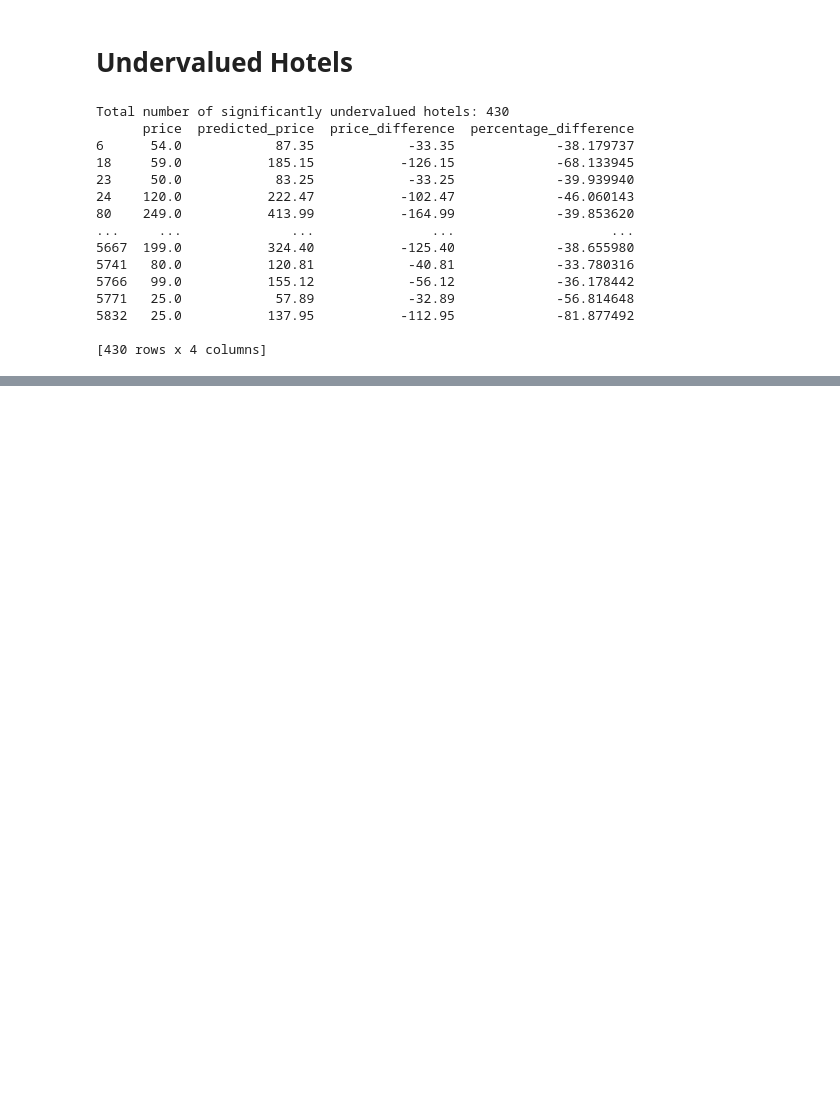
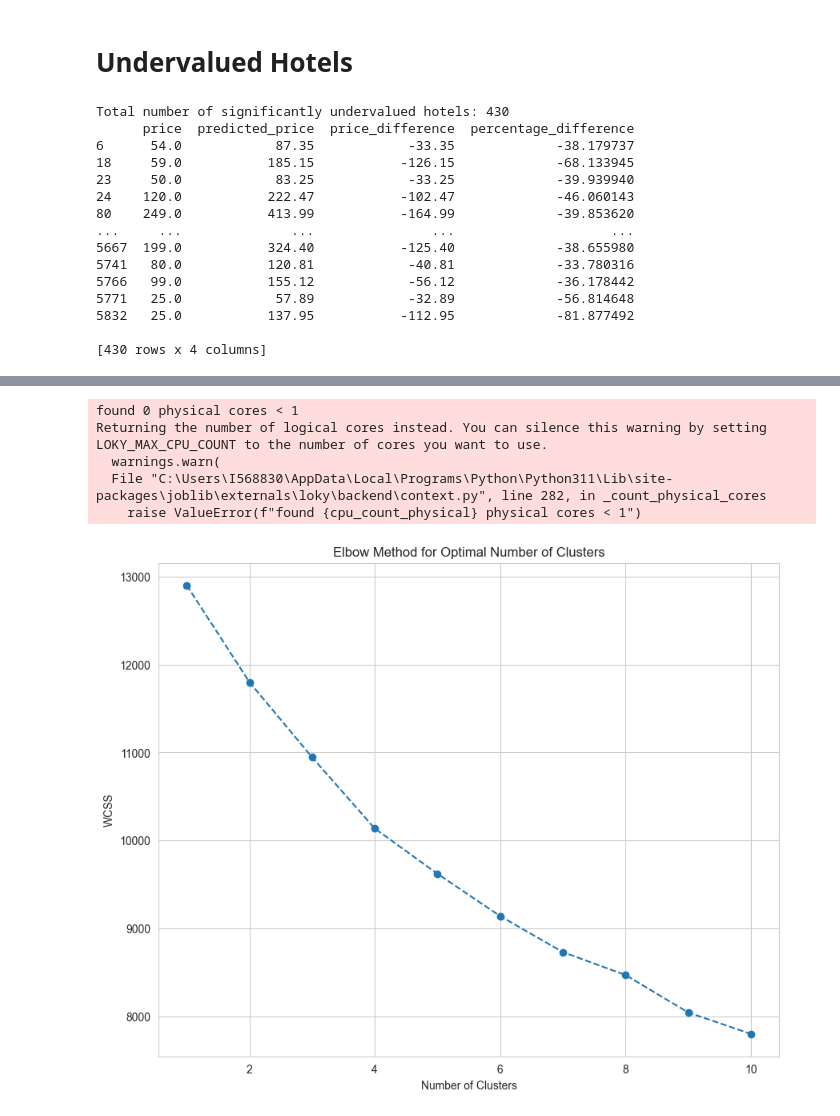
Before and after one commit to paulKlarer/BI_oyo_hotel_prices, a Jupyter notebook: code/analysis2.ipynb, the cells around one changed output, grey strips where cells are left out. Drawn from its saved outputs; the diff is of its cells as text; code cells hidden in the pictures; blank space fills up the shorter version.

```diff
--- a/code/analysis2.ipynb
+++ b/code/analysis2.ipynb
@@ -452,0 +539,33 @@ Total number of significantly undervalued hotels: 430
+# %%
+from sklearn.cluster import KMeans
+from sklearn.preprocessing import StandardScaler
+import matplotlib.pyplot as plt
+
+# Select the features of the significantly undervalued hotels for clustering
+features_for_clustering = significantly_undervalued_hotels[important_features]
+
+# Standardize the features
+scaler = StandardScaler()
+features_scaled = scaler.fit_transform(features_for_clustering)
+
+# Determine the optimal number of clusters using the elbow method
+wcss = []  # Within-cluster sum of squares
+for i in range(1, 11):
+    kmeans = KMeans(n_clusters=i, random_state=42, n_init=10)
+    kmeans.fit(features_scaled)
+    wcss.append(kmeans.inertia_)
+
+# Plot the elbow graph
+plt.figure(figsize=(10, 8))
+plt.plot(range(1, 11), wcss, marker='o', linestyle='--')
+plt.title('Elbow Method for Optimal Number of Clusters')
+plt.xlabel('Number of Clusters')
+plt.ylabel('WCSS')
+plt.show()
+# %% [output]
+found 0 physical cores < 1
+Returning the number of logical cores instead. You can silence this warning by setting LOKY_MAX_CPU_COUNT to the number of cores you want to use.
+  warnings.warn(
+  File "C:\Users\I568830\AppData\Local\Programs\Python\Python311\Lib\site-packages\joblib\externals\loky\backend\context.py", line 282, in _count_physical_cores
+    raise ValueError(f"found {cpu_count_physical} physical cores < 1")
+[figure, added]
```
Also changed, not shown: parts of 5 cells of this notebook, 1 other file.
